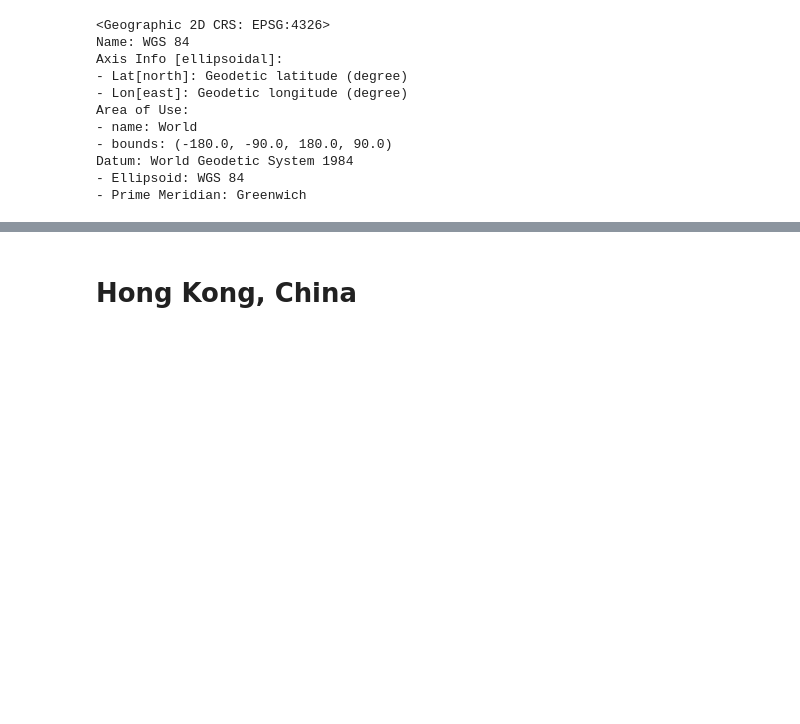
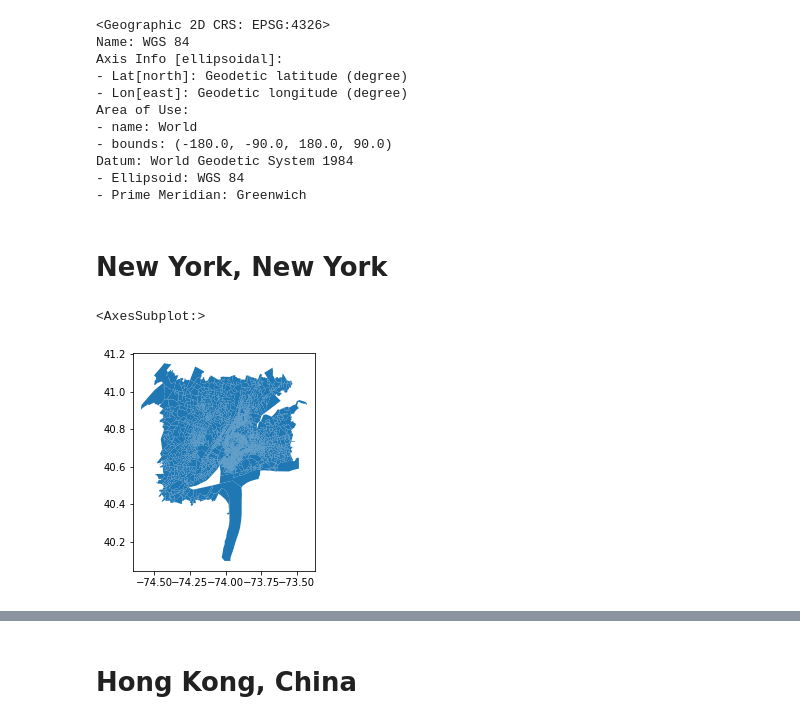
Before and after one commit to rpasquini/twitter_and_displacement, a Jupyter notebook: notebooks/Shapefiles Test and Categorical Restandaridization.ipynb, the cells around one changed output, grey strips where cells are left out. Drawn from its saved outputs; the diff is of its cells as text; code cells hidden in the pictures; blank space fills up the shorter version.

```diff
--- a/notebooks/Shapefiles Test and Categorical Restandaridization.ipynb
+++ b/notebooks/Shapefiles Test and Categorical Restandaridization.ipynb
@@ -160,3 +160,14 @@ Datum: World Geodetic System 1984
 - Prime Meridian: Greenwich
 # %%
 #sf.to_file("C:/Users/emman/Box/Twitter data/Observation Shapefiles/sf.geojson", driver='GeoJSON')
+# %% [markdown]
+# New York, New York
+# %%
+# read in sydney's shapefile
+zipfile = shp_path/"NY_non_neighbor.shp"
+ny = gpd.read_file(zipfile)
+# %%
+ny.plot()
+# %% [output]
+<AxesSubplot:>
+[figure, added]
```
Also changed, not shown: parts of 1 cell of this notebook, 4 other files.
